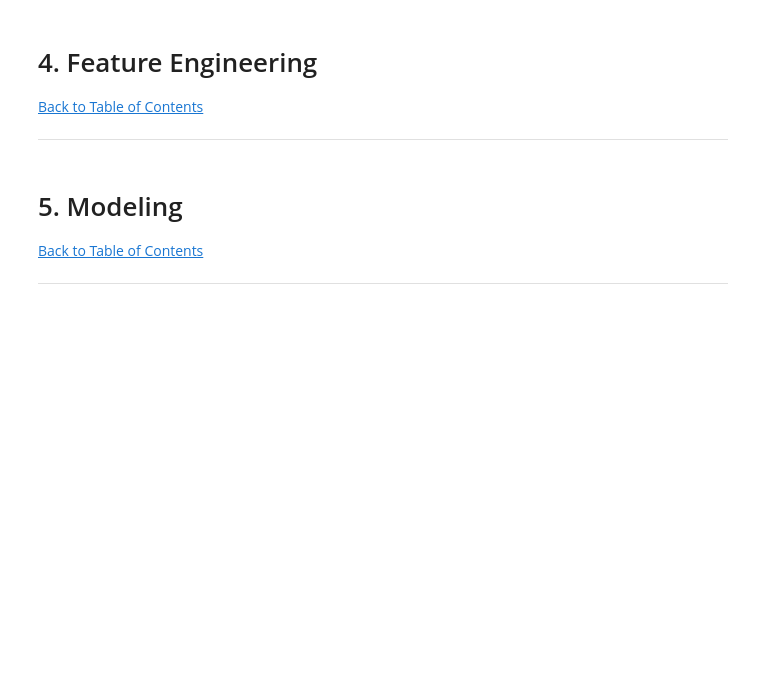
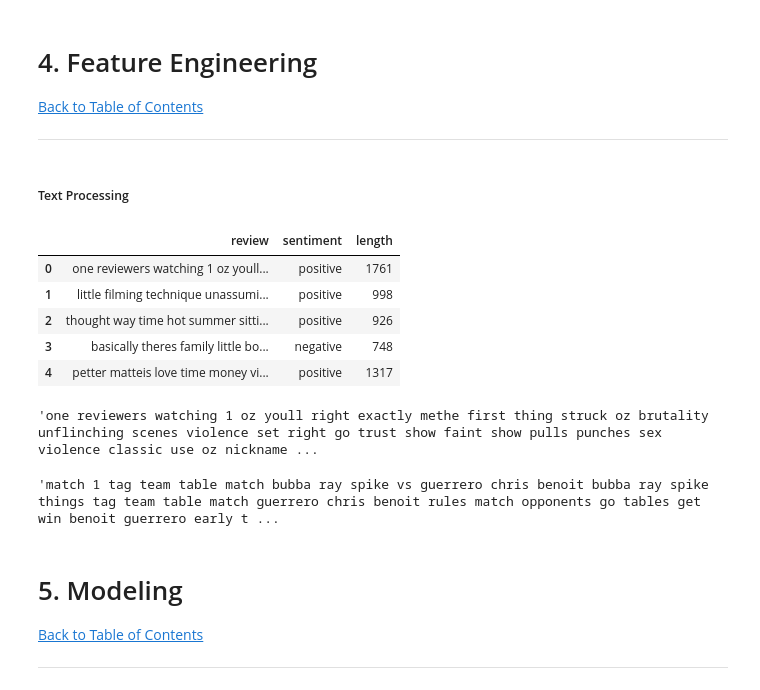
Before and after one commit to AneleMaphalala/IMDB-Sentiment-Analysis, a Jupyter notebook: imdb_sentiment_analysis.ipynb, the cells around one changed output. Saved outputs shown, nothing was run; the diff lists cells and outputs as text; code cells hidden in the pictures; blank space fills up the shorter version.

```diff
--- a/imdb_sentiment_analysis.ipynb
+++ b/imdb_sentiment_analysis.ipynb
@@ -187,3 +187,5 @@ sns.countplot(x='sentiment', data=imdb)
 [Back to Table of Contents](#cont)
 
 ---
+# %% [markdown]
+##### Text Processing
@@ -190,3 +210,20 @@ sns.countplot(x='sentiment', data=imdb)
+# %%
+imdb.head()
+# %% [output]
+|  | review | sentiment | length |
+| 0 | one reviewers watching 1 oz youll... | positive | 1761 |
+| 1 | little filming technique unassumi... | positive | 998 |
+| 2 | thought way time hot summer sitti... | positive | 926 |
+| 3 | basically theres family little bo... | negative | 748 |
+| 4 | petter matteis love time money vi... | positive | 1317 |
+# %%
+imdb['review'][0]
+# %% [output]
+'one reviewers watching 1 oz youll right exactly methe first thing struck oz brutality unflinching scenes violence set right go trust show faint show pulls punches sex violence classic use oz nickname ...
+# %%
+imdb[imdb['length'] == 13704]['review'].iloc[0]
+# %% [output]
+'match 1 tag team table match bubba ray spike vs guerrero chris benoit bubba ray spike things tag team table match guerrero chris benoit rules match opponents go tables get win benoit guerrero early t ...
 # %% [markdown]
 <a id="five"></a>
 # 5. Modeling
```
Also changed, not shown: parts of 4 cells of this notebook.
